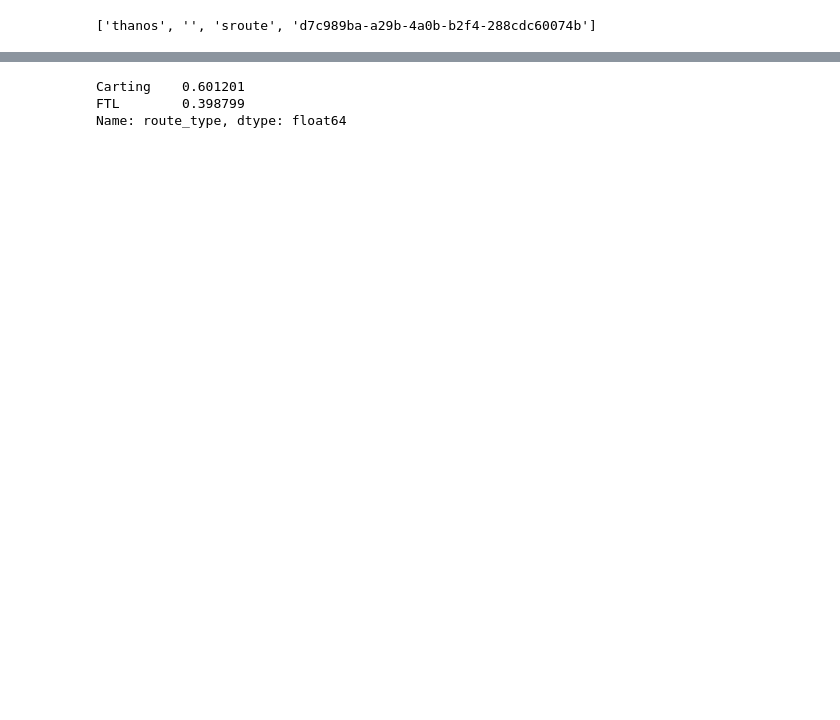
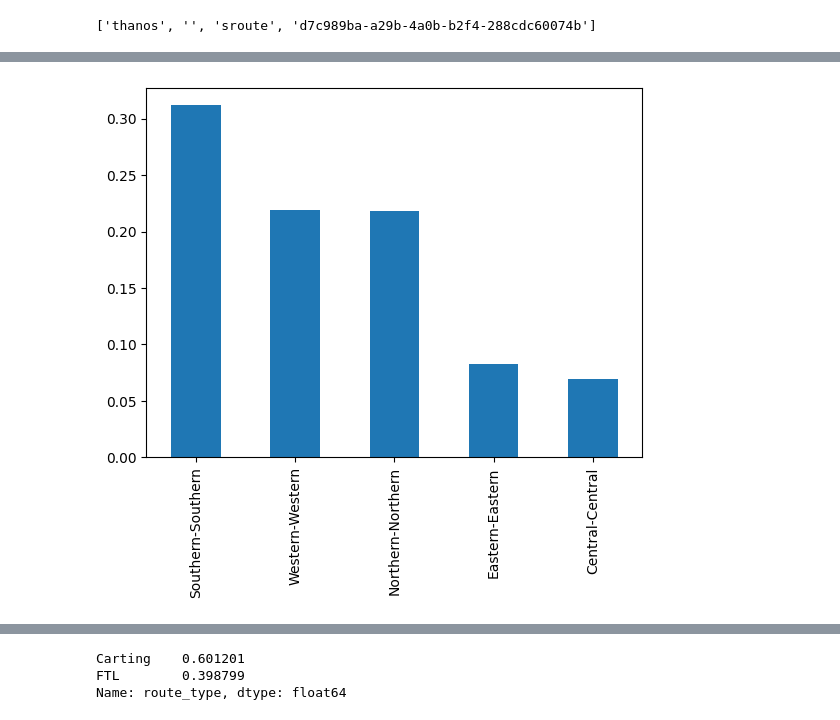
Before and after one commit to trehansalil/delhivery_analysis, a Jupyter notebook: analysis.ipynb, the cells around one changed output, grey strips where cells are left out. Saved outputs shown, nothing was run; the diff lists cells and outputs as text; code cells hidden in the pictures; blank space fills up the shorter version.

```diff
--- a/analysis.ipynb
+++ b/analysis.ipynb
@@ -581,0 +656,6 @@ trip.route_schedule_uuid.str.split(":")[0]
+# %%
+trip['zone_corridor'].value_counts(1)[:5].plot(kind='bar')
+# plt.xticks(rotation=True)
+plt.show()
+# %% [output]
+[figure, added]
```
Also changed, not shown: parts of 45 cells of this notebook.
